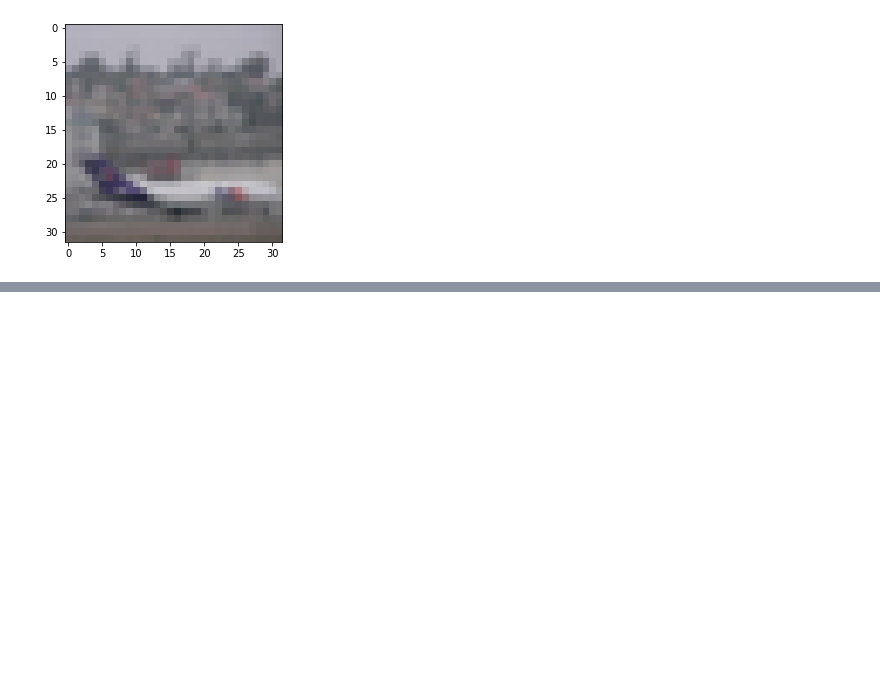
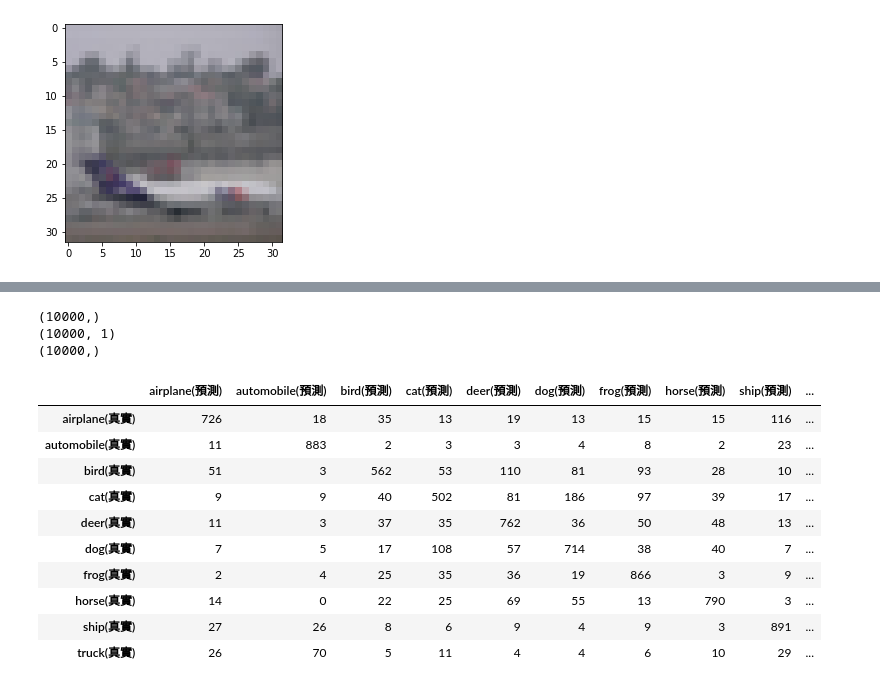
Before and after one commit to satanjj10/DL_course, a Jupyter notebook: CNN.ipynb, the cells around one changed output, grey strips where cells are left out. Saved outputs shown, nothing was run; the diff lists cells and outputs as text; code cells hidden in the pictures; blank space fills up the shorter version.

```diff
--- a/CNN.ipynb
+++ b/CNN.ipynb
@@ -163,0 +169,35 @@ Epoch 21/50
+# %%
+pre = model.predict(x_test_norm).argmax(axis=-1)
+# 為種類
+print(pre.shape)
+# 為表格
+print(y_test.shape)
+# 轉為種類
+y_test_r = y_test.reshape(10000)
+print(y_test_r.shape)
+# %% [output]
+(10000,)
+(10000, 1)
+(10000,)
+# %%
+# 雙方向(axis=1)
+# 在tf用y_test_cat(十個機率), 出tf用y_test(確實答案)
+import pandas as pd
+from sklearn.metrics import confusion_matrix
+pre = model.predict(x_test_norm).argmax(axis=-1)
+mat = confusion_matrix(y_test_r, pre)
+pd.DataFrame(mat,
+      columns=["{}(預測)".format(trans[i]) for i in range(10)],
+      index=["{}(真實)".format(trans[i]) for i in range(10)])
+# %% [output]
+|  | airplane(預測) | automobile(預測) | bird(預測) | cat(預測) | deer(預測) | dog(預測) | frog(預測) | horse(預測) | ship(預測) | ... |
+| airplane(真實) | 726 | 18 | 35 | 13 | 19 | 13 | 15 | 15 | 116 | ... |
+| automobile(真實) | 11 | 883 | 2 | 3 | 3 | 4 | 8 | 2 | 23 | ... |
+| bird(真實) | 51 | 3 | 562 | 53 | 110 | 81 | 93 | 28 | 10 | ... |
+| cat(真實) | 9 | 9 | 40 | 502 | 81 | 186 | 97 | 39 | 17 | ... |
+| deer(真實) | 11 | 3 | 37 | 35 | 762 | 36 | 50 | 48 | 13 | ... |
+| dog(真實) | 7 | 5 | 17 | 108 | 57 | 714 | 38 | 40 | 7 | ... |
+| frog(真實) | 2 | 4 | 25 | 35 | 36 | 19 | 866 | 3 | 9 | ... |
+| horse(真實) | 14 | 0 | 22 | 25 | 69 | 55 | 13 | 790 | 3 | ... |
+| ship(真實) | 27 | 26 | 8 | 6 | 9 | 4 | 9 | 3 | 891 | ... |
+| truck(真實) | 26 | 70 | 5 | 11 | 4 | 4 | 6 | 10 | 29 | ... |
```
Also changed, not shown: parts of 5 cells of this notebook.
